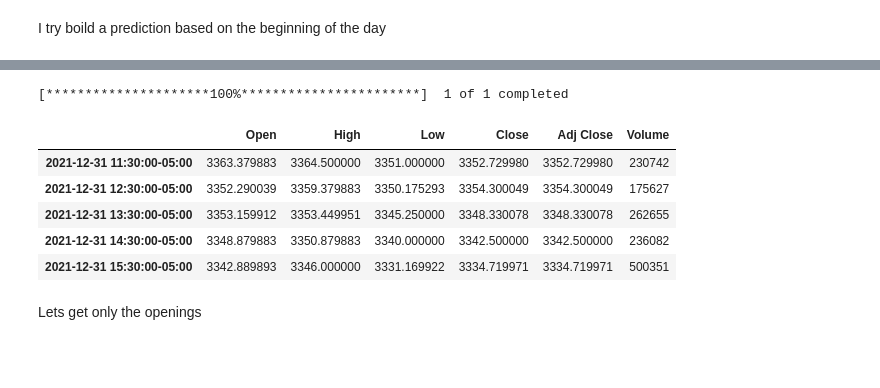
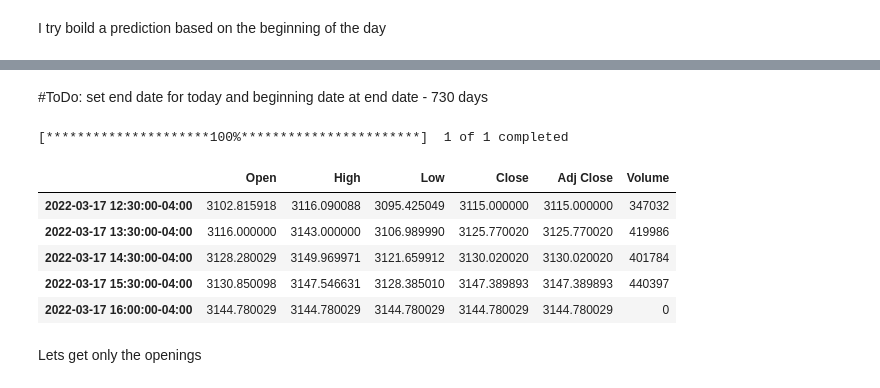
Before and after one commit to YBen1/Analyse_Flight_Data, a Jupyter notebook: DayTradeTree.ipynb, the cells around one changed output, grey strips where cells are left out. Drawn from its saved outputs; the diff is of its cells as text; code cells hidden in the pictures; blank space fills up the shorter version.

```diff
--- a/DayTradeTree.ipynb
+++ b/DayTradeTree.ipynb
@@ -29,26 +27,28 @@ Successfully installed lxml-4.8.0 requests-2.27.1 yfinance-0.1.70
+# %% [markdown]
+#ToDo: set end date for today and beginning date at end date - 730 days
 # %%
 import yfinance as yf
 
 # Set the start and end date
-start_date = '2021-01-01'
-end_date = '2022-01-01'
+end_date = '2022-03-18'
+start_date =  pd.to_datetime(end_date) - timedelta(days=729)
 
 # Set the ticker
 ticker = 'AMZN'
 
 # Get the data
 data = yf.download(ticker, start_date, end_date, interval = "1h")
 
 # Print 5 rows
 data.tail()
 # %% [output]
 [*********************100%***********************]  1 of 1 completed
 |  | Open | High | Low | Close | Adj Close | Volume |
-| 2021-12-31 11:30:00-05:00 | 3363.379883 | 3364.500000 | 3351.000000 | 3352.729980 | 3352.729980 | 230742 |
-| 2021-12-31 12:30:00-05:00 | 3352.290039 | 3359.379883 | 3350.175293 | 3354.300049 | 3354.300049 | 175627 |
-| 2021-12-31 13:30:00-05:00 | 3353.159912 | 3353.449951 | 3345.250000 | 3348.330078 | 3348.330078 | 262655 |
-| 2021-12-31 14:30:00-05:00 | 3348.879883 | 3350.879883 | 3340.000000 | 3342.500000 | 3342.500000 | 236082 |
-| 2021-12-31 15:30:00-05:00 | 3342.889893 | 3346.000000 | 3331.169922 | 3334.719971 | 3334.719971 | 500351 |
+| 2022-03-17 12:30:00-04:00 | 3102.815918 | 3116.090088 | 3095.425049 | 3115.000000 | 3115.000000 | 347032 |
+| 2022-03-17 13:30:00-04:00 | 3116.000000 | 3143.000000 | 3106.989990 | 3125.770020 | 3125.770020 | 419986 |
+| 2022-03-17 14:30:00-04:00 | 3128.280029 | 3149.969971 | 3121.659912 | 3130.020020 | 3130.020020 | 401784 |
+| 2022-03-17 15:30:00-04:00 | 3130.850098 | 3147.546631 | 3128.385010 | 3147.389893 | 3147.389893 | 440397 |
+| 2022-03-17 16:00:00-04:00 | 3144.780029 | 3144.780029 | 3144.780029 | 3144.780029 | 3144.780029 | 0 |
 # %% [markdown]
 Lets get only the openings
 # %%
```
Also changed, not shown: parts of 10 cells of this notebook.
